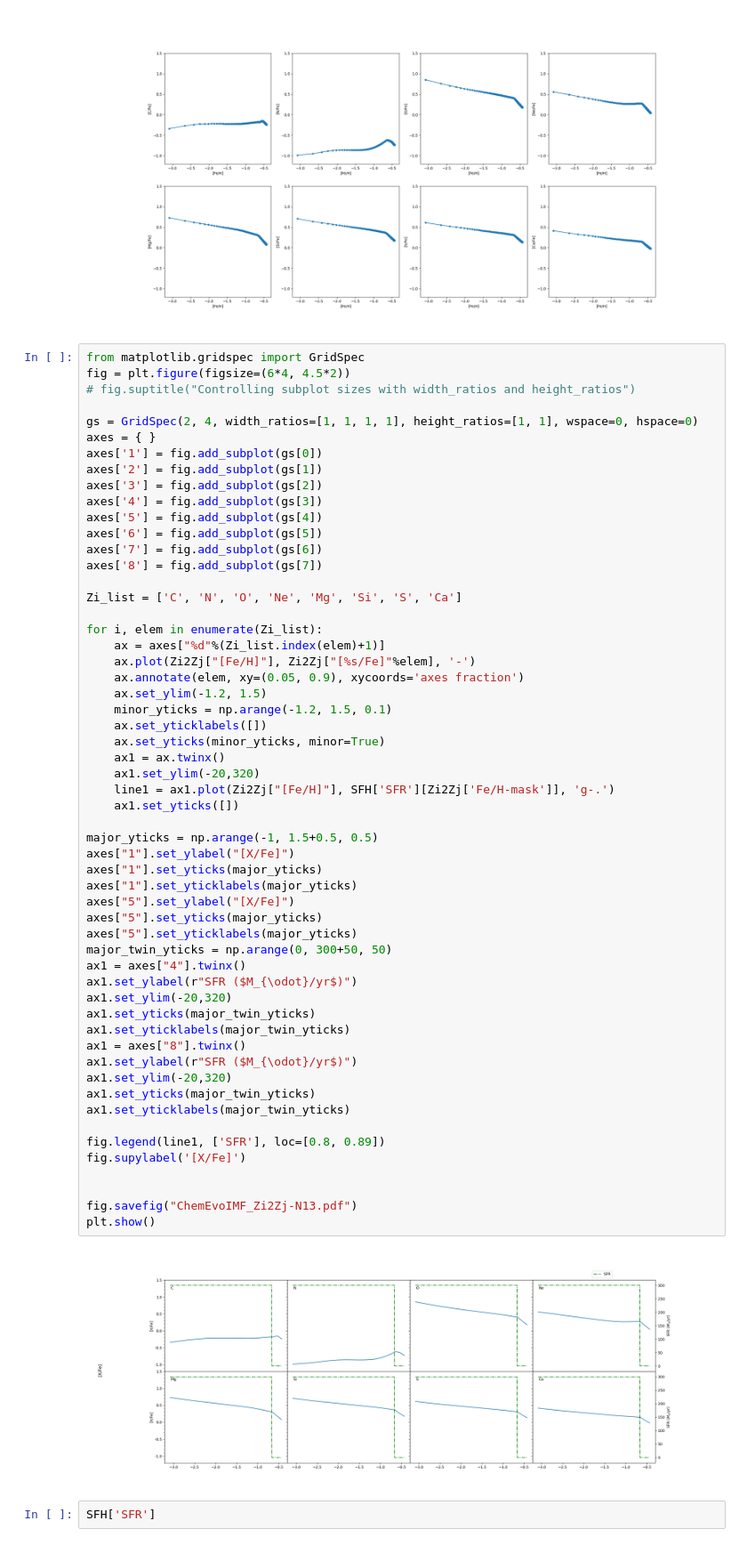
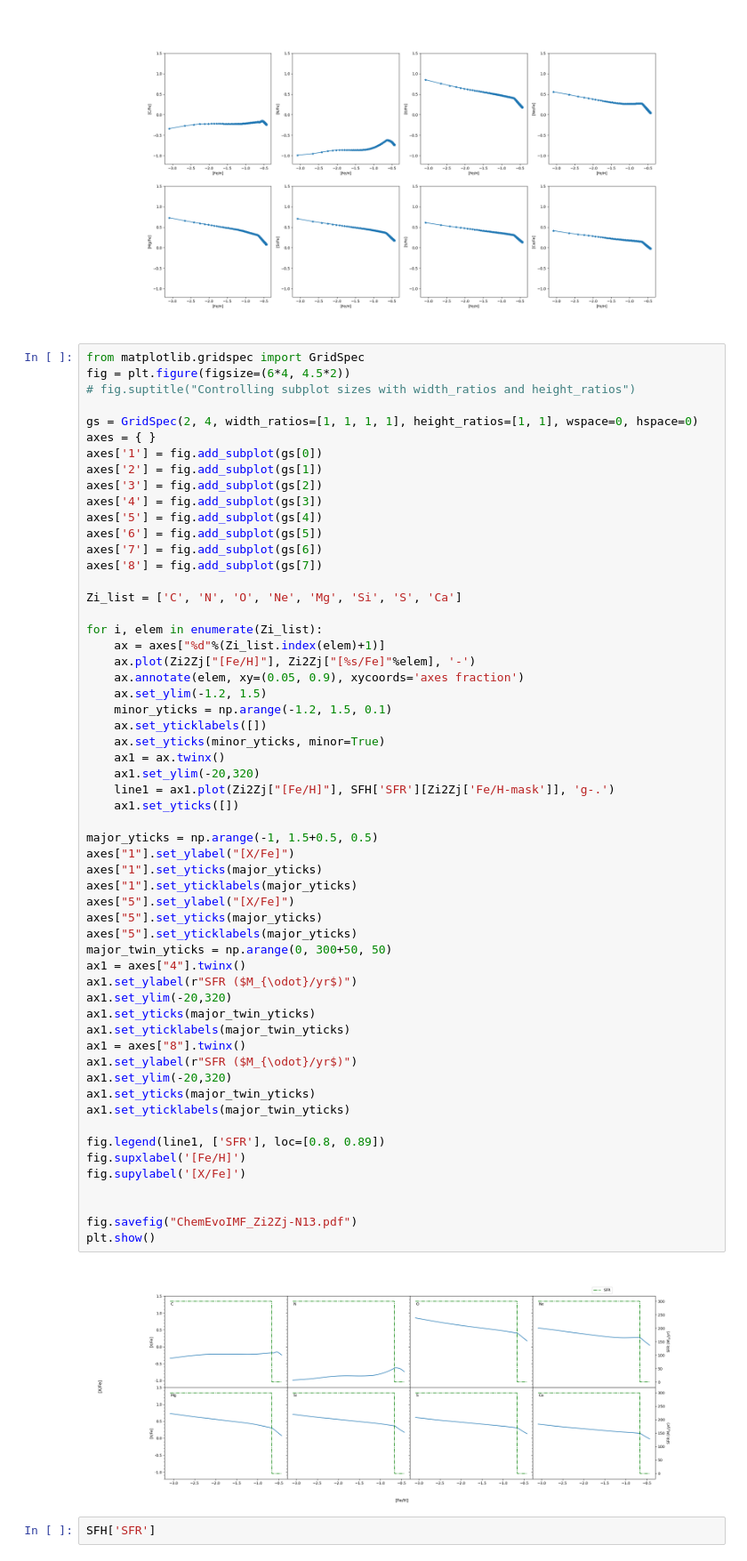
Before and after one commit to liuguanfu1120/ChemEvoIMF, a Jupyter notebook: Abundance-IMF-3.1-N13.ipynb, the cells around one changed output. Shown at 89% size. Cells and saved outputs as stored; diff of their text form.

```diff
--- a/Abundance-IMF-3.1-N13.ipynb
+++ b/Abundance-IMF-3.1-N13.ipynb
@@ -550,34 +550,35 @@ for i, elem in enumerate(Zi_list):
     ax1.set_ylim(-20,320)
     line1 = ax1.plot(Zi2Zj["[Fe/H]"], SFH['SFR'][Zi2Zj['Fe/H-mask']], 'g-.')
     ax1.set_yticks([])
 
 major_yticks = np.arange(-1, 1.5+0.5, 0.5)
 axes["1"].set_ylabel("[X/Fe]")
 axes["1"].set_yticks(major_yticks)
 axes["1"].set_yticklabels(major_yticks)
 axes["5"].set_ylabel("[X/Fe]")
 axes["5"].set_yticks(major_yticks)
 axes["5"].set_yticklabels(major_yticks)
 major_twin_yticks = np.arange(0, 300+50, 50)
 ax1 = axes["4"].twinx()
 ax1.set_ylabel(r"SFR ($M_{\odot}/yr$)")
 ax1.set_ylim(-20,320)
 ax1.set_yticks(major_twin_yticks)
 ax1.set_yticklabels(major_twin_yticks)
 ax1 = axes["8"].twinx()
 ax1.set_ylabel(r"SFR ($M_{\odot}/yr$)")
 ax1.set_ylim(-20,320)
 ax1.set_yticks(major_twin_yticks)
 ax1.set_yticklabels(major_twin_yticks)
 
 fig.legend(line1, ['SFR'], loc=[0.8, 0.89])
+fig.supxlabel('[Fe/H]')
 fig.supylabel('[X/Fe]')
 
 
 fig.savefig("ChemEvoIMF_Zi2Zj-N13.pdf")
 plt.show()
 # %% [output]
-[figure, old version]
+[figure, new version]
 # %%
 SFH['SFR']
 # %% [output]
```
Also changed, not shown: parts of 1 cell of this notebook, 12 other files.
